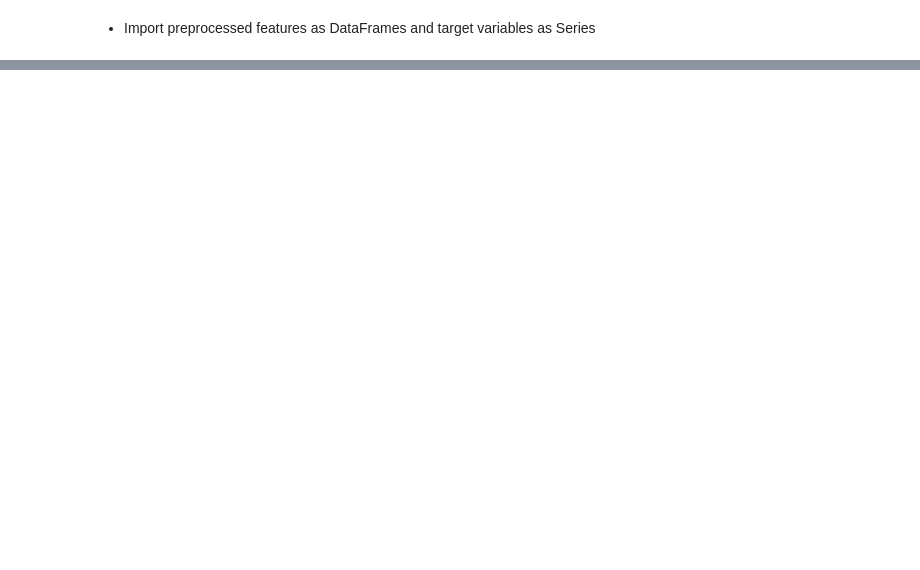
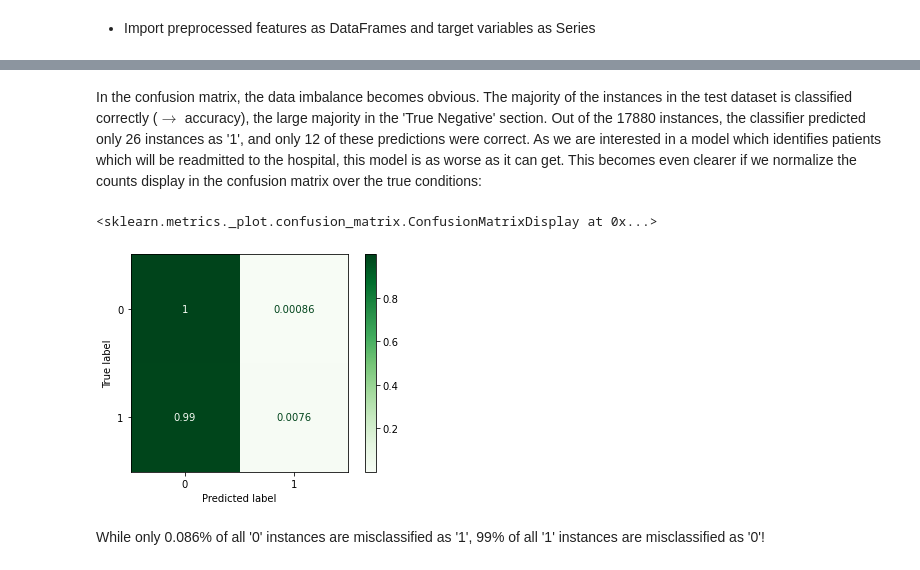
Before and after one commit to F4LLC0N3R/ML-Group-2---Diabetes, a Jupyter notebook: Logistic Regression.ipynb, the cells around one changed output, grey strips where cells are left out. Cells and saved outputs as stored; diff of their text form; code cells hidden in the pictures; blank space fills up the shorter version.

```diff
--- a/Logistic Regression.ipynb
+++ b/Logistic Regression.ipynb
@@ -36,0 +95,9 @@ y_train_smote = pd.read_csv('data/y_train_smote.csv', squeeze=True)
+# %% [markdown]
+In the confusion matrix, the data imbalance becomes obvious. The majority of the instances in the test dataset is classified correctly ($\rightarrow$ accuracy), the large majority in the 'True Negative' section. Out of the 17880 instances, the classifier predicted only 26 instances as '1', and only 12 of these predictions were correct. As we are interested in a model which identifies patients which will be readmitted to the hospital, this model is as worse as it can get. This becomes even clearer if we normalize the counts display in the confusion matrix over the true conditions:
+# %%
+plot_confusion_matrix(pipe, X_test, y_test,cmap='Greens', normalize='true')
+# %% [output]
+<sklearn.metrics._plot.confusion_matrix.ConfusionMatrixDisplay at 0x...>
+[figure, added]
+# %% [markdown]
+While only 0.086% of all '0' instances are misclassified as '1', 99% of all '1' instances are misclassified as '0'!
```
Also changed, not shown: parts of 51 cells of this notebook.
